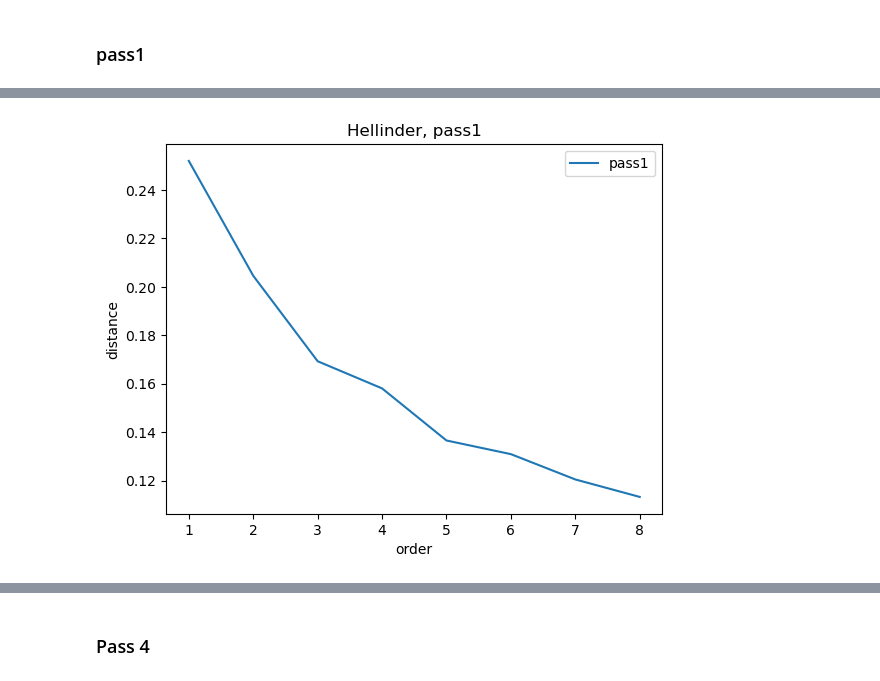
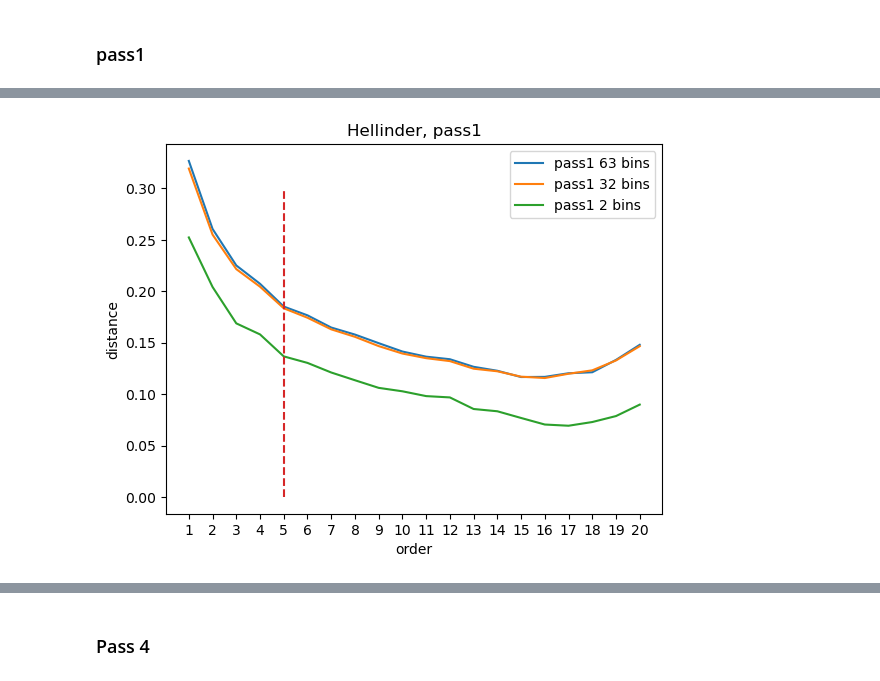
Before and after one commit to PRISBteam/Voronoi_PCC_Analyser, a Jupyter notebook: Disorientations.ipynb, the cells around one changed output, grey strips where cells are left out. Drawn from its saved outputs; the diff is of its cells as text; code cells hidden in the pictures.

```diff
--- a/Disorientations.ipynb
+++ b/Disorientations.ipynb
@@ -124,0 +380,12 @@ disangles1 = disangles
+# %%
+distance = []
+x = []
+for i in range(1, max_order + 1):
+    P, _ = np.histogram(disangles[i], bins=np.linspace(0, 62, 32))
+    P = P / P.sum()
+    d = matutils._hellinger(P, Q)
+    x.append(i)
+    distance.append(d)
+    print(i, round(d,3))
+
+distance1_3 = distance
@@ -124,0 +413,2 @@ disangles1 = disangles
+# %%
+P, _ = np.histogram(disangles[1], bins=[0, 15, max(disangles[1])], density=True)
@@ -124,0 +427,14 @@ disangles1 = disangles
+# %%
+#bins =
+Q = (q_rand, p_rand)
+distance = []
+x = []
+for i in range(1, max_order + 1):
+    P, _ = np.histogram(disangles[i], bins=[0, 15, max(disangles[i])])
+    P = P / P.sum()
+    d = matutils._hellinger(P, Q)
+    x.append(i)
+    distance.append(d)
+    print(i, round(d,3))
+
+distance1_2 = distance
@@ -125,7 +462,9 @@ disangles1 = disangles
 # %%
+P =
+
 distance = []
 x = []
-for i in range(1, 9):
+for i in range(1, max_order + 1):
     P = get_p(disangles[i])
     d = matutils._hellinger(P, Q)
     x.append(i)
@@ -145,9 +496,13 @@ distance1 = distance
 # %%
-plt.plot(x, distance, label='pass1')
+plt.plot(x, distance1_1, label='pass1 63 bins')
+plt.plot(x, distance1_3, label='pass1 32 bins')
+plt.plot(x, distance1_2, label='pass1 2 bins')
+plt.plot([5]*len(x), np.linspace(0, 0.3, len(x)), '--')
 plt.title('Hellinder, pass1')
 plt.xlabel('order')
 plt.ylabel('distance')
+plt.xticks(x)
 plt.legend()
 plt.show()
 # %% [output]
-[figure, old version]
+[figure, new version]
```
Also changed, not shown: parts of 39 cells of this notebook.
